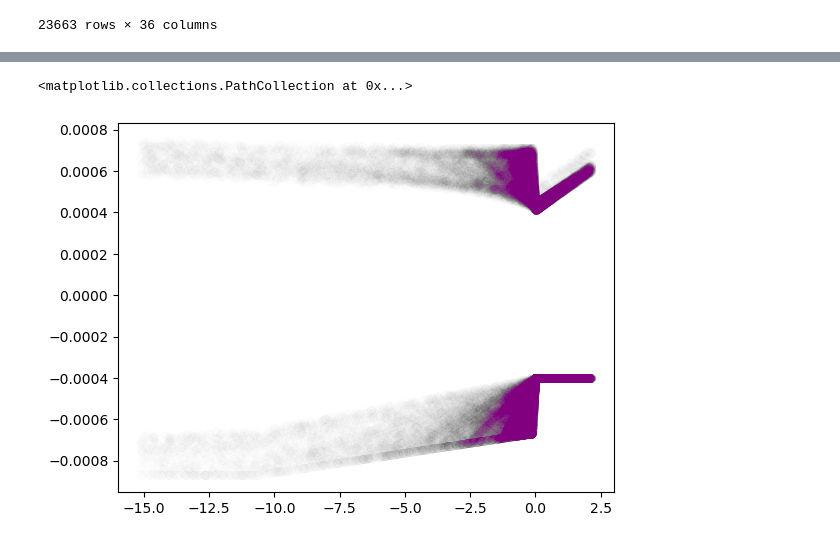
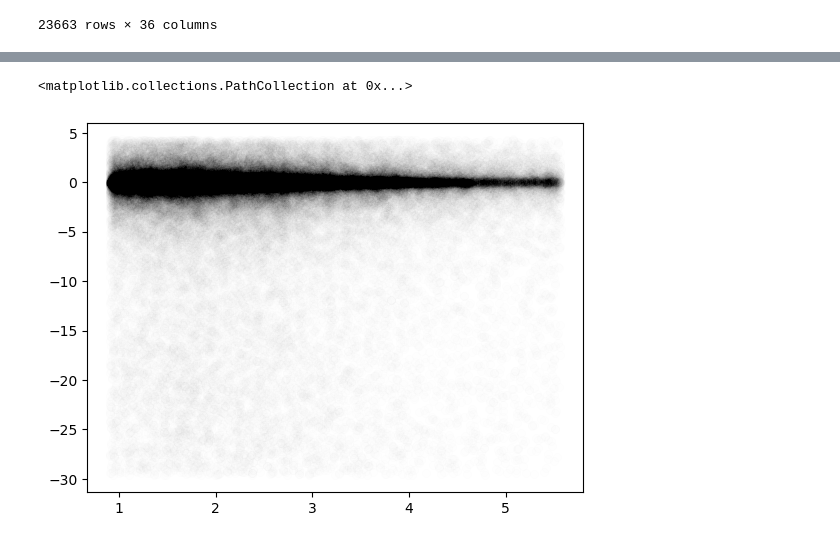
Before and after one commit to Armand-Morin/afp-berkeley-dynamic-fee-defi-amm, a Jupyter notebook: compact_model.ipynb, the cells around one changed output, grey strips where cells are left out. Drawn from its saved outputs; the diff is of its cells as text; code cells hidden in the pictures.

```diff
--- a/compact_model.ipynb
+++ b/compact_model.ipynb
@@ -457,9 +467,8 @@ Feature price_impact is always positive
 # %%
-comb_plot = (combined_data[feat] >= combined_data[feat].quantile(low_q)) & (combined_data[feat] <= combined_data[feat].quantile(high_q))
-plt.scatter(combined_data[comb_plot][feat], combined_data[comb_plot]['combined_fee'], alpha=0.005, color='purple', label='Combined global')
+plt.scatter(combined_data['std'], combined_data['arb_pnl'], alpha=0.005, color='black', label='Combined global')
 # %% [output]
 <matplotlib.collections.PathCollection at 0x...>
-[figure, old version]
+[figure, new version]
 # %%
 # Adjusting bins to a higher value for finer granularity
 metrics['fee_bucket'] = pd.cut(metrics['combined_fee'], bins=100)  # Adjusted number of bins from 10 to 20
```
Also changed, not shown: parts of 6 cells of this notebook.
